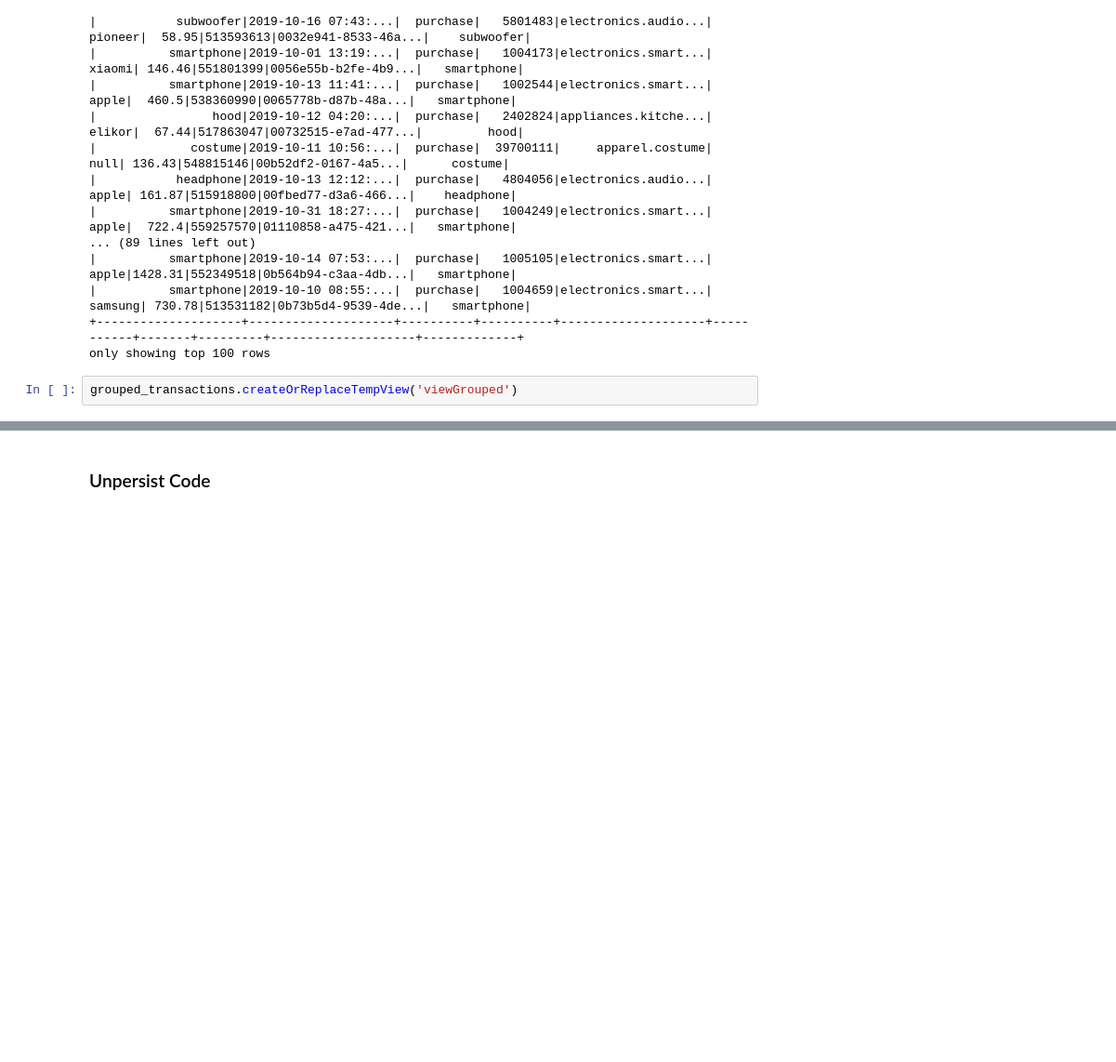
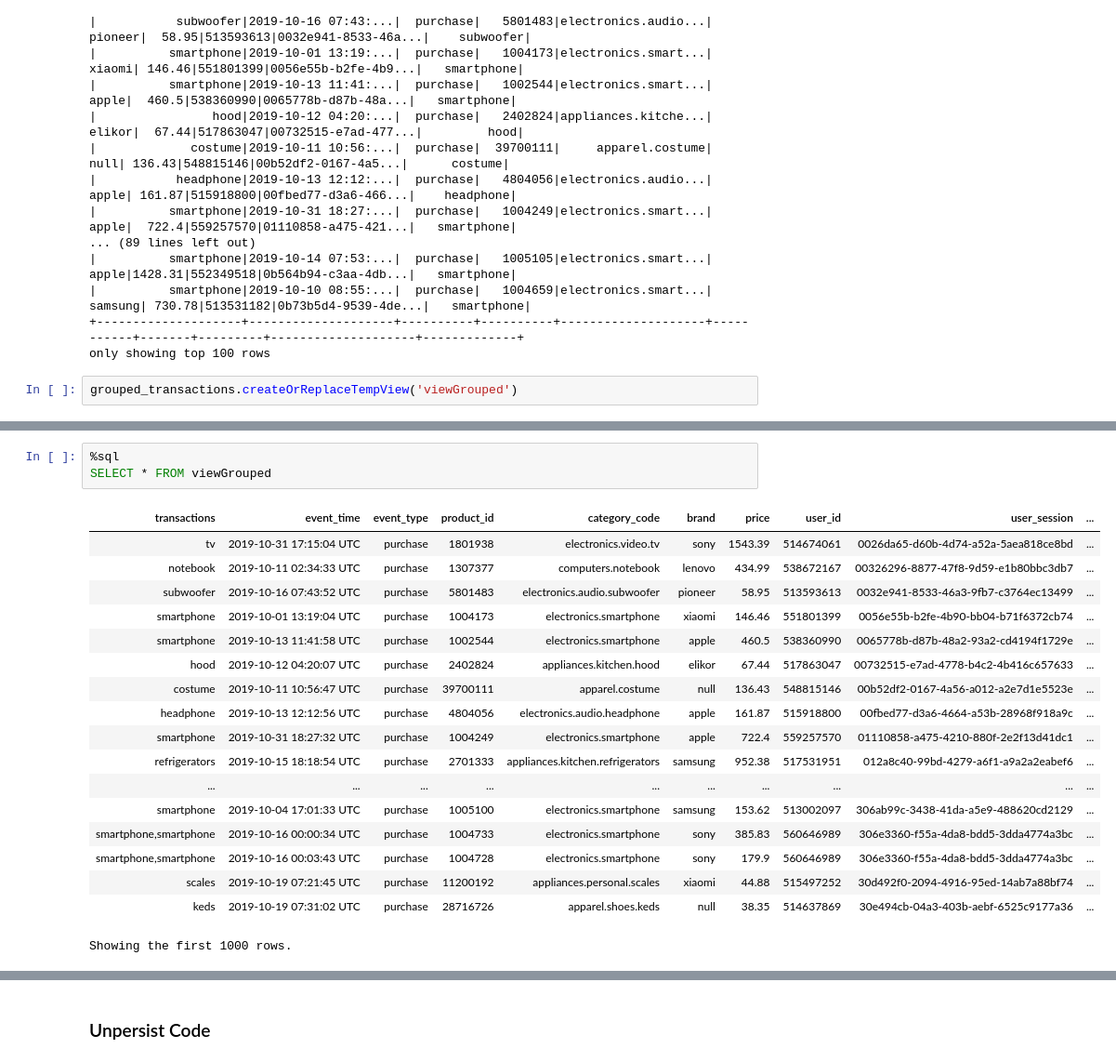
Before and after one commit to nishitvyas/Data-Engineering-Project, a Jupyter notebook: DataEnggtest_notebookS3.ipynb, the cells around one changed output, grey strips where cells are left out. Shown at 93% size. Drawn from its saved outputs; the diff is of its cells as text; blank space fills up the shorter version.

```diff
--- a/DataEnggtest_notebookS3.ipynb
+++ b/DataEnggtest_notebookS3.ipynb
@@ -287 +268,23 @@ select DISTINCT user_session, * from viewGrouped WHERE brand = 'samsung' ORDER B
 Showing the first 1000 rows.
+# %%
+%sql
+SELECT * FROM viewGrouped
+# %% [output]
+| transactions | event_time | event_type | product_id | category_code | brand | price | user_id | user_session | ... |
+| tv | 2019-10-31 17:15:04 UTC | purchase | 1801938 | electronics.video.tv | sony | 1543.39 | 514674061 | 0026da65-d60b-4d74-a52a-5aea818ce8bd | ... |
+| notebook | 2019-10-11 02:34:33 UTC | purchase | 1307377 | computers.notebook | lenovo | 434.99 | 538672167 | 00326296-8877-47f8-9d59-e1b80bbc3db7 | ... |
+| subwoofer | 2019-10-16 07:43:52 UTC | purchase | 5801483 | electronics.audio.subwoofer | pioneer | 58.95 | 513593613 | 0032e941-8533-46a3-9fb7-c3764ec13499 | ... |
+| smartphone | 2019-10-01 13:19:04 UTC | purchase | 1004173 | electronics.smartphone | xiaomi | 146.46 | 551801399 | 0056e55b-b2fe-4b90-bb04-b71f6372cb74 | ... |
+| smartphone | 2019-10-13 11:41:58 UTC | purchase | 1002544 | electronics.smartphone | apple | 460.5 | 538360990 | 0065778b-d87b-48a2-93a2-cd4194f1729e | ... |
+| hood | 2019-10-12 04:20:07 UTC | purchase | 2402824 | appliances.kitchen.hood | elikor | 67.44 | 517863047 | 00732515-e7ad-4778-b4c2-4b416c657633 | ... |
+| costume | 2019-10-11 10:56:47 UTC | purchase | 39700111 | apparel.costume | null | 136.43 | 548815146 | 00b52df2-0167-4a56-a012-a2e7d1e5523e | ... |
+| headphone | 2019-10-13 12:12:56 UTC | purchase | 4804056 | electronics.audio.headphone | apple | 161.87 | 515918800 | 00fbed77-d3a6-4664-a53b-28968f918a9c | ... |
+| smartphone | 2019-10-31 18:27:32 UTC | purchase | 1004249 | electronics.smartphone | apple | 722.4 | 559257570 | 01110858-a475-4210-880f-2e2f13d41dc1 | ... |
+| refrigerators | 2019-10-15 18:18:54 UTC | purchase | 2701333 | appliances.kitchen.refrigerators | samsung | 952.38 | 517531951 | 012a8c40-99bd-4279-a6f1-a9a2a2eabef6 | ... |
+| ... | ... | ... | ... | ... | ... | ... | ... | ... | ... |
+| smartphone | 2019-10-04 17:01:33 UTC | purchase | 1005100 | electronics.smartphone | samsung | 153.62 | 513002097 | 306ab99c-3438-41da-a5e9-488620cd2129 | ... |
+| smartphone,smartphone | 2019-10-16 00:00:34 UTC | purchase | 1004733 | electronics.smartphone | sony | 385.83 | 560646989 | 306e3360-f55a-4da8-bdd5-3dda4774a3bc | ... |
+| smartphone,smartphone | 2019-10-16 00:03:43 UTC | purchase | 1004728 | electronics.smartphone | sony | 179.9 | 560646989 | 306e3360-f55a-4da8-bdd5-3dda4774a3bc | ... |
+| scales | 2019-10-19 07:21:45 UTC | purchase | 11200192 | appliances.personal.scales | xiaomi | 44.88 | 515497252 | 30d492f0-2094-4916-95ed-14ab7a88bf74 | ... |
+| keds | 2019-10-19 07:31:02 UTC | purchase | 28716726 | apparel.shoes.keds | null | 38.35 | 514637869 | 30e494cb-04a3-403b-aebf-6525c9177a36 | ... |
+Showing the first 1000 rows.
```
Also changed, not shown: parts of 6 cells of this notebook, 2 other files.
